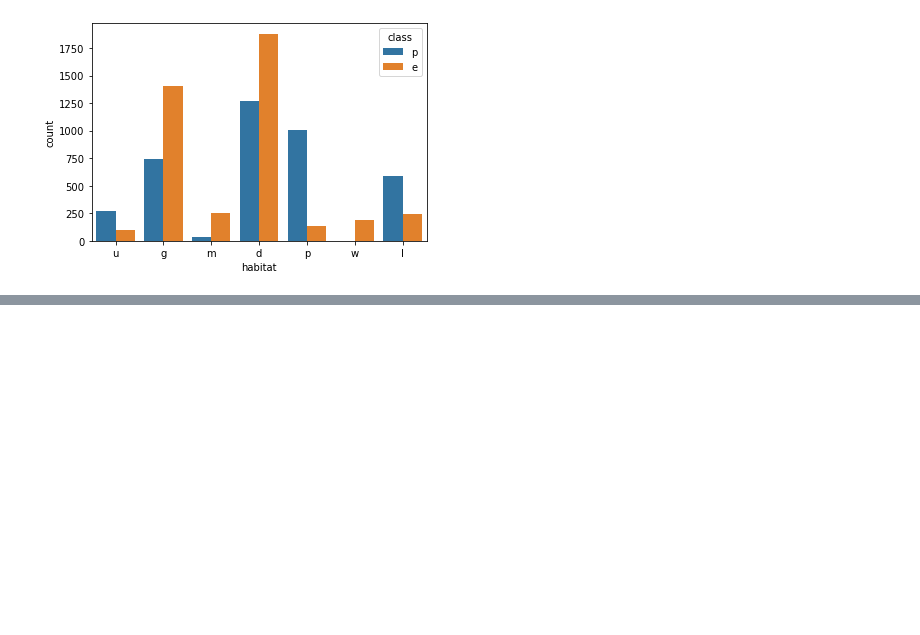
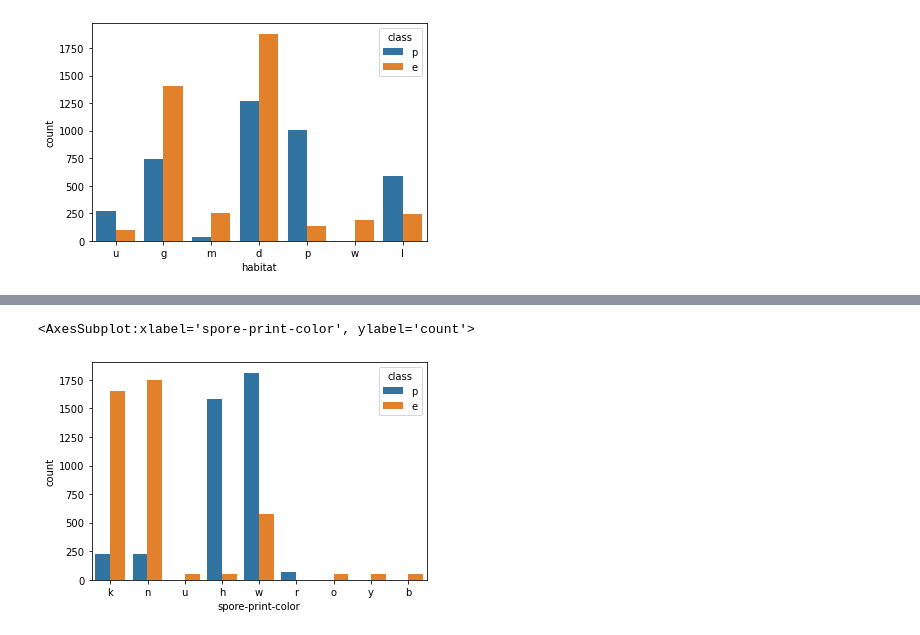
Before and after one commit to ShashwatVv/PickMush, a Jupyter notebook: MushroomClassifier.ipynb, the cells around one changed output, grey strips where cells are left out. Drawn from its saved outputs; the diff is of its cells as text; code cells hidden in the pictures; blank space fills up the shorter version.

```diff
--- a/MushroomClassifier.ipynb
+++ b/MushroomClassifier.ipynb
@@ -259,0 +302,5 @@ plt.legend()
+# %%
+sns.countplot(x='spore-print-color', data=data, hue='class')
+# %% [output]
+<AxesSubplot:xlabel='spore-print-color', ylabel='count'>
+[figure, added]
```
Also changed, not shown: parts of 16 cells of this notebook.
